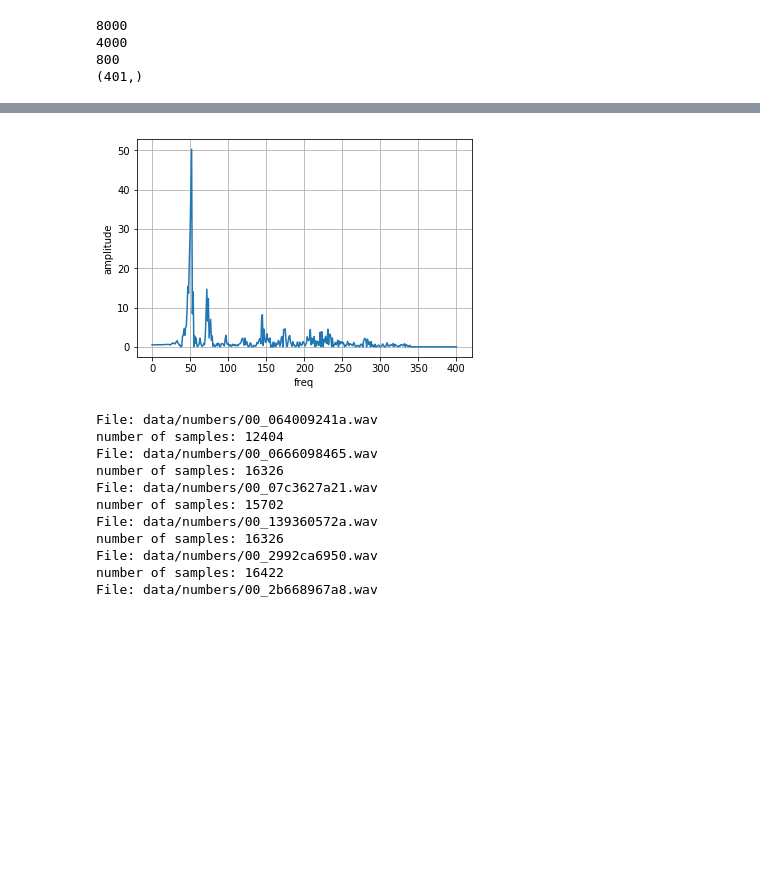
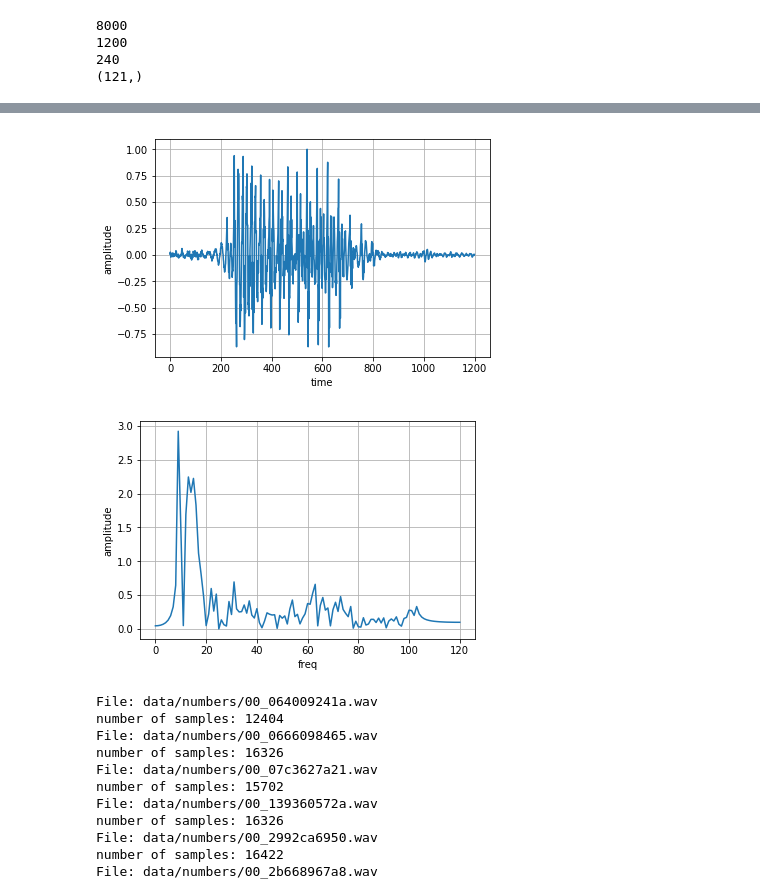
Before and after one commit to MerlinPCarson/AudioWords, a Jupyter notebook: AudioWords.ipynb, the cells around one changed output, grey strips where cells are left out. Saved outputs shown, nothing was run; the diff lists cells and outputs as text; code cells hidden in the pictures; blank space fills up the shorter version.

Commit message:
Creating data set, training on dense only model

```diff
--- a/AudioWords.ipynb
+++ b/AudioWords.ipynb
@@ -172,29 +415,41 @@ Audio Clipping and filtering complete.
 # %%
-fileName = 'data/filteredNumbers/11_6330420c05.wav'
+# load a wave, plot and play
+#fileName = 'data/filteredNumbers/01_aa570a1398.wav'
+fileName = 'data/trainingNums/06_1507906720.wav'
+#fileName = 'data/trainingNums/00_0666098465-VADclipped.wav'
+#fileName = 'data/exps/00_0a3c709caaclipped.wav'
 data, sample_rate = sf.read(fileName)
 print(sample_rate)
 print(len(data))
 duration = len(data)//5
 print(duration)
+
+plt.figure()
+plt.plot(data)
+plt.xlabel('time')
+plt.ylabel('amplitude')
+#plt.yscale('log')
+plt.grid(True)
 
 mags = abs(np.real(np.fft.rfft(data[:duration])))
 print(mags.shape)
 plt.figure()
 plt.plot(mags)
 plt.xlabel('freq')
 plt.ylabel('amplitude')
 #plt.yscale('log')
 plt.grid(True)
 
 #clippedSamples = clip_audio(data)
 Audio(data, rate=sample_rate)
 # %% [output]
 8000
-4000
-800
-(401,)
+1200
+240
+(121,)
 [interactive output not drawn]
-[figure, old version]
+[figure, new version]
+[figure, added]
 # %%
 path = 'data/numbers/'
 SAMPLE_RATE = 8000
```
Also changed, not shown: parts of 13 cells of this notebook, 1 other file.
